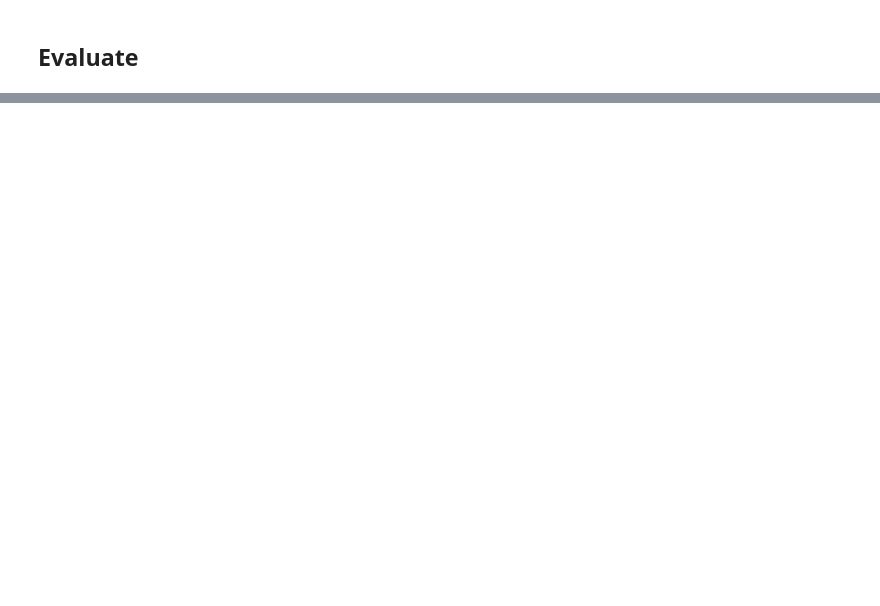
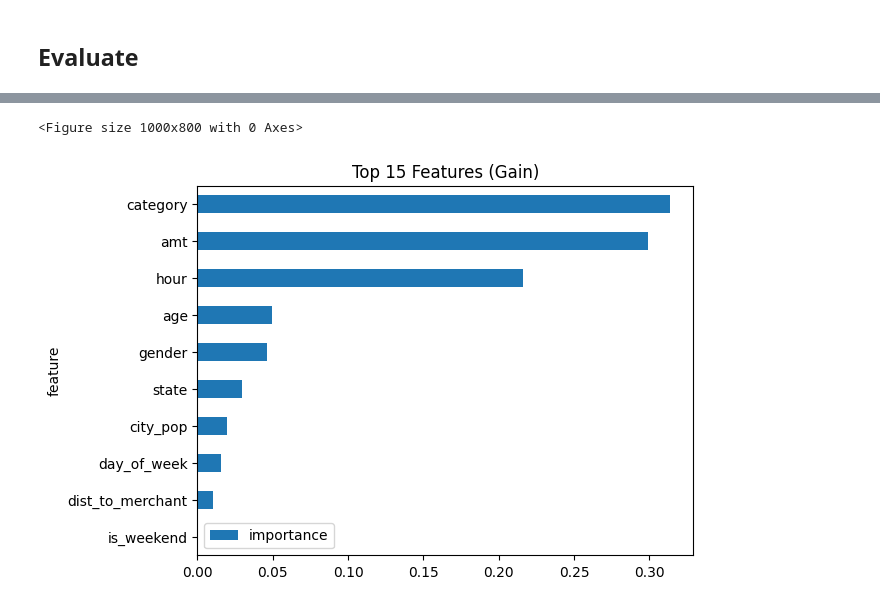
Before and after one commit to coder-red/live-fraud-detection-agent, a Jupyter notebook: notebooks/02_training.ipynb, the cells around one changed output, grey strips where cells are left out. Saved outputs shown, nothing was run; the diff lists cells and outputs as text; code cells hidden in the pictures; blank space fills up the shorter version.

Commit message:
added data

```diff
--- a/notebooks/02_training.ipynb
+++ b/notebooks/02_training.ipynb
@@ -116,3 +140,12 @@ weighted avg       1.00      1.00      1.00    100000
 Confusion Matrix:
 [[99375    17]
  [  123   485]]
+# %%
+importance = model.feature_importances_
+
+feat_importance = pd.DataFrame({
+    "feature": X_train.columns,
+    "importance": importance
+}).sort_values("importance", ascending=False)
+
+feat_importance.head(30)
@@ -118,0 +164,10 @@ Confusion Matrix:
+# %%
+
+plt.figure(figsize=(10, 8))
+feat_importance.head(15).plot(kind='barh', x='feature', y='importance')
+plt.gca().invert_yaxis()
+plt.title("Top 15 Features (Gain)")
+plt.show()
+# %% [output]
+<Figure size 1000x800 with 0 Axes>
+[figure, added]
```
Also changed, not shown: parts of 5 cells of this notebook, 1 other file.
